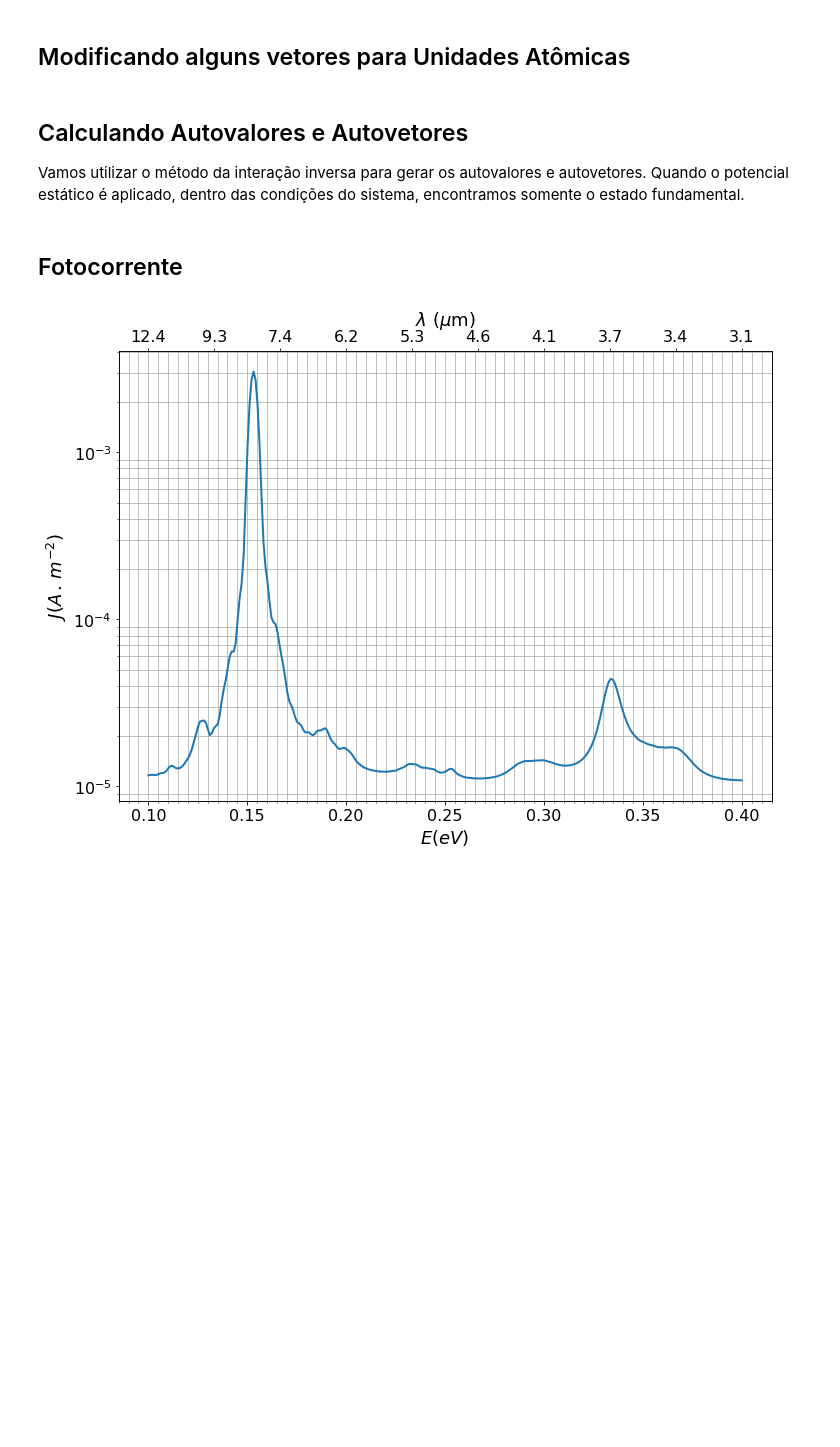
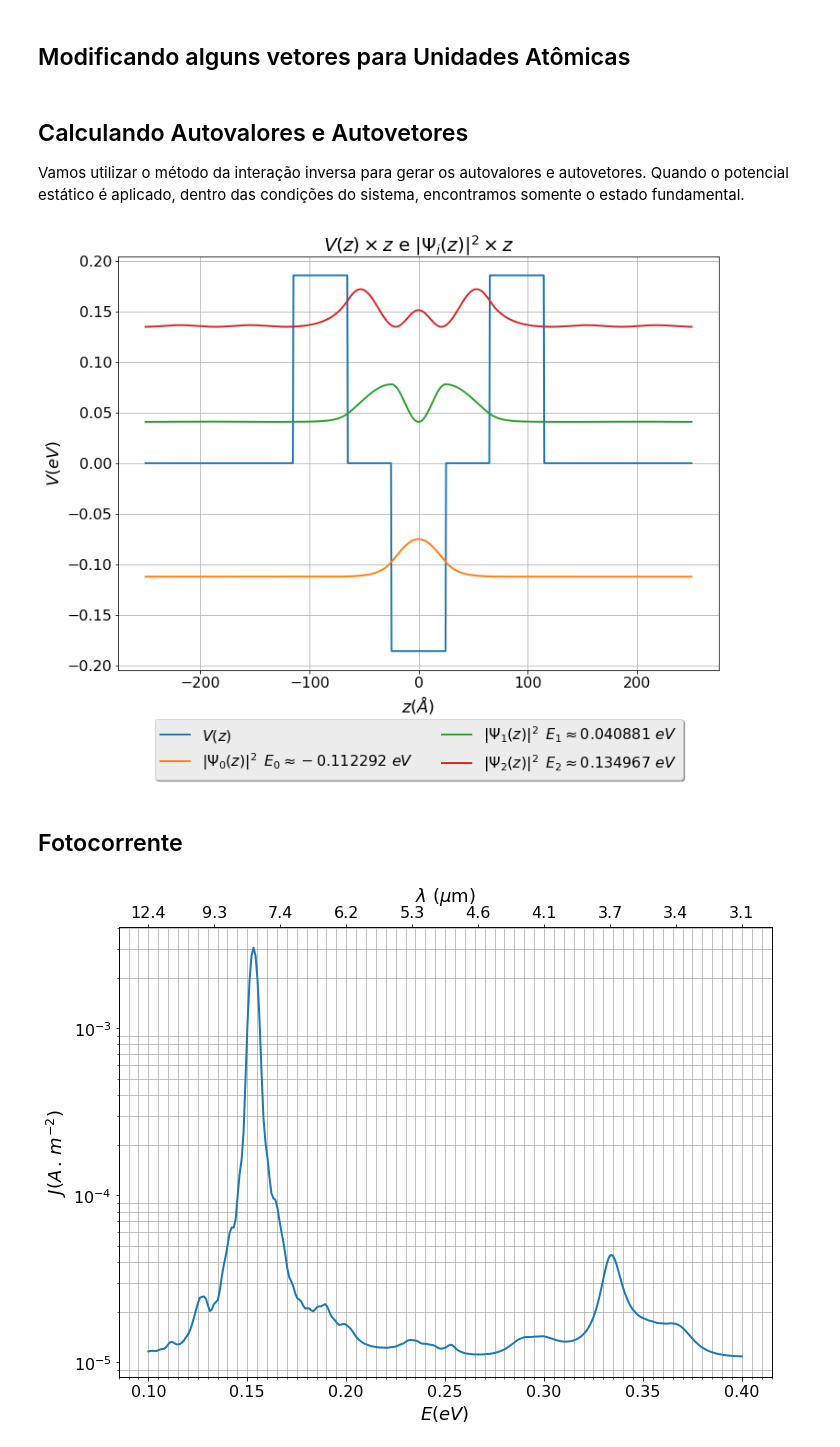
Before and after one commit to thiagolcmelo/msc, a Jupyter notebook: poco-quantico-com-barreiras.ipynb, the cells around one changed output. Drawn from its saved outputs; the diff is of its cells as text; code cells hidden in the pictures; blank space fills up the shorter version.

```diff
--- a/poco-quantico-com-barreiras.ipynb
+++ b/poco-quantico-com-barreiras.ipynb
@@ -444,6 +445,30 @@ squared_euclidean_dist = vectors_sqeuclidean[golden_ones]
 for i, state in enumerate(eigenstates):
     AN = np.sqrt(simps(state.conj() * state, device['z_ang']))
     device['state_%d' % i] = state / AN
+# %%
+fig, ax = plt.subplots()
+ax.set_xlabel(r'$z (\AA)$')
+ax.set_ylabel(r'$V (eV)$')
+ax.plot(device.z_ang, device.v_ev, label=r'$V(z)$')
+
+vpp = np.ptp(device.v_ev)
+
+for i, state in enumerate(eigenstates):
+    _eivenvalue = eigenvalues[i]
+
+    psi = np.abs(state)**2
+    psi *= vpp / np.ptp(psi) / 10
+    psi = (psi).real + _eivenvalue
+
+    ax.plot(device.z_ang, psi, label=r'$|\Psi_%d(z)|^2 \,\,\, E_%d \approx %.6f \,\, eV$' % (i, i, _eivenvalue))
+
+ax.set_title(r"$V(z) \times z$ e $|\Psi_i(z)|^2 \times z$")
+ax.grid(True)
+ax.legend(loc='upper center', bbox_to_anchor=(0.5, -0.1),  shadow=True, ncol=2)
+#plt.show()
+plt.savefig('double_barrier_quantum_well_degani.png', bbox_inches='tight')
+# %% [output]
+[figure, added]
 # %% [markdown]
 ## Fotocorrente
 # %%
```
Also changed, not shown: parts of 9 cells of this notebook, 6 other files.
